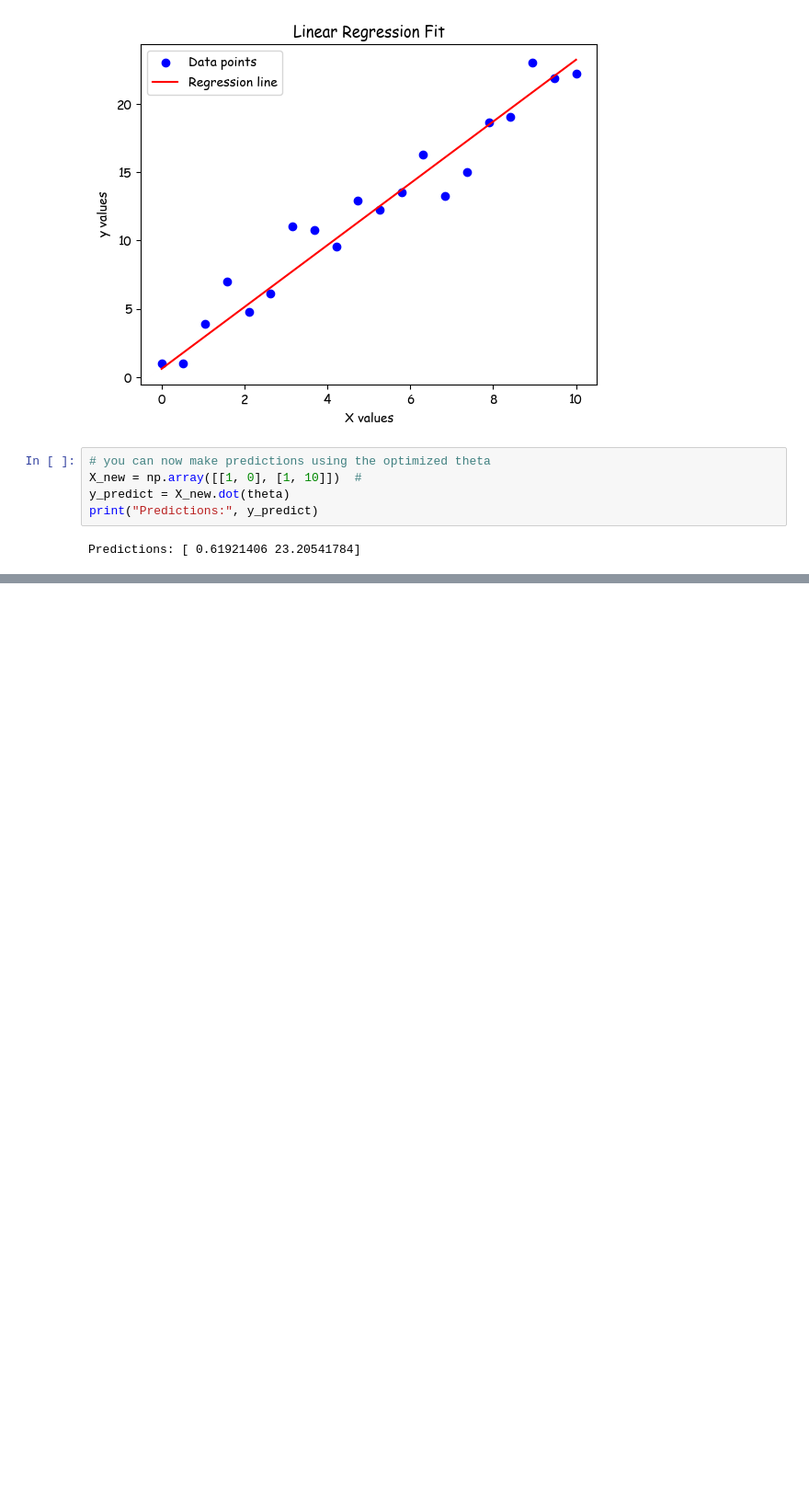
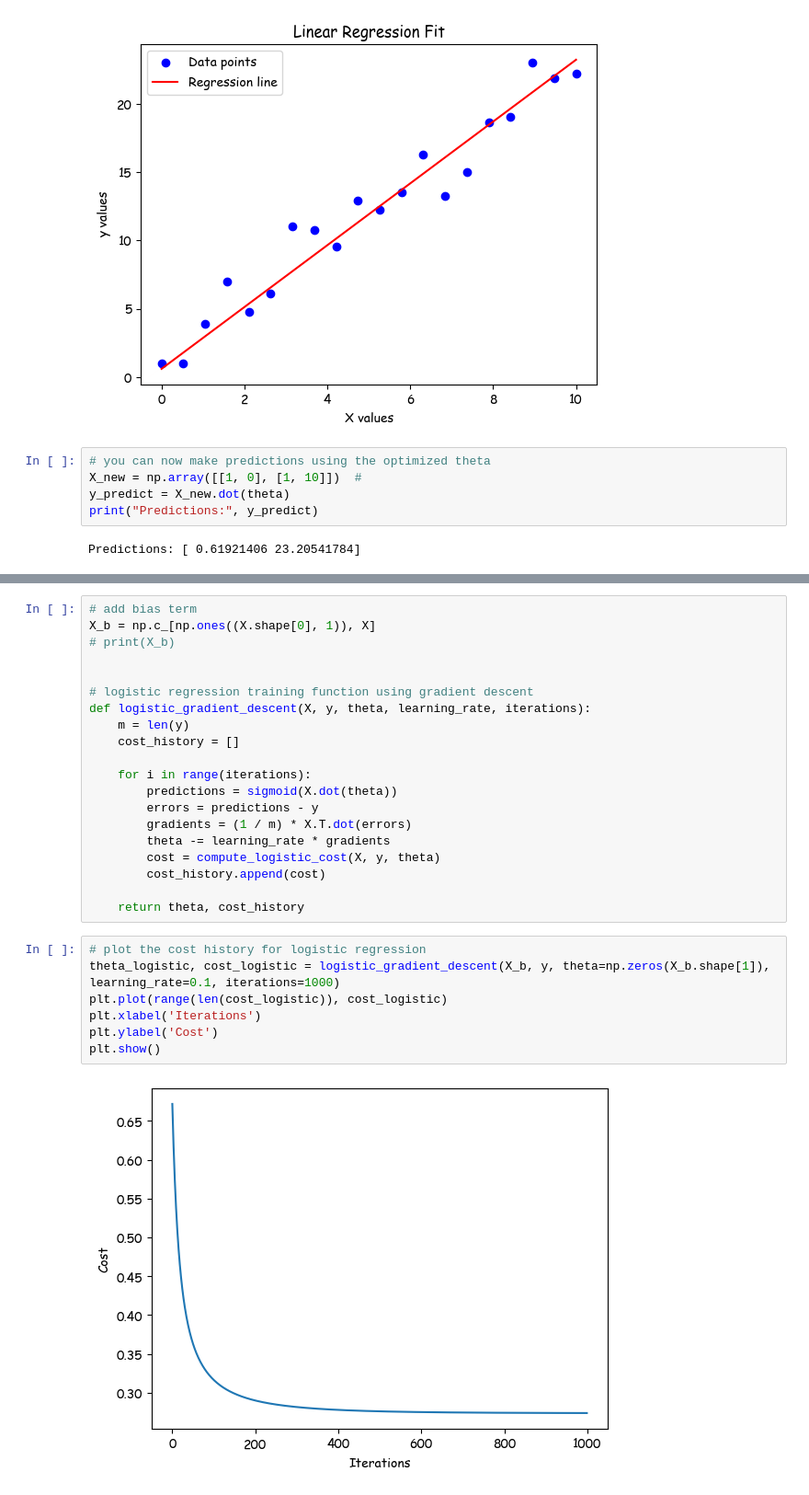
Before and after one commit to desmondbanda/machine_learning, a Jupyter notebook: ml_from_scratch.ipynb, the cells around one changed output, grey strips where cells are left out. Shown: that part at 92% size. Saved outputs shown, nothing was run; the diff lists cells and outputs as text; blank space fills up the shorter version.

Commit message:
correct typos and finish logistic regression algorithm

```diff
--- a/ml_from_scratch.ipynb
+++ b/ml_from_scratch.ipynb
@@ -216,0 +214,29 @@ def compute_logistic_cost(X, y, theta):
+# %%
+# add bias term
+X_b = np.c_[np.ones((X.shape[0], 1)), X]
+# print(X_b)
+
+
+# logistic regression training function using gradient descent
+def logistic_gradient_descent(X, y, theta, learning_rate, iterations):
+    m = len(y)
+    cost_history = []
+
+    for i in range(iterations):
+        predictions = sigmoid(X.dot(theta))
+        errors = predictions - y
+        gradients = (1 / m) * X.T.dot(errors)
+        theta -= learning_rate * gradients
+        cost = compute_logistic_cost(X, y, theta)
+        cost_history.append(cost)
+
+    return theta, cost_history
+# %%
+# plot the cost history for logistic regression
+theta_logistic, cost_logistic = logistic_gradient_descent(X_b, y, theta=np.zeros(X_b.shape[1]), learning_rate=0.1, iterations=1000)
+plt.plot(range(len(cost_logistic)), cost_logistic)
+plt.xlabel('Iterations')
+plt.ylabel('Cost')
+plt.show()
+# %% [output]
+[figure, added]
```
Also changed, not shown: parts of 3 cells of this notebook.
